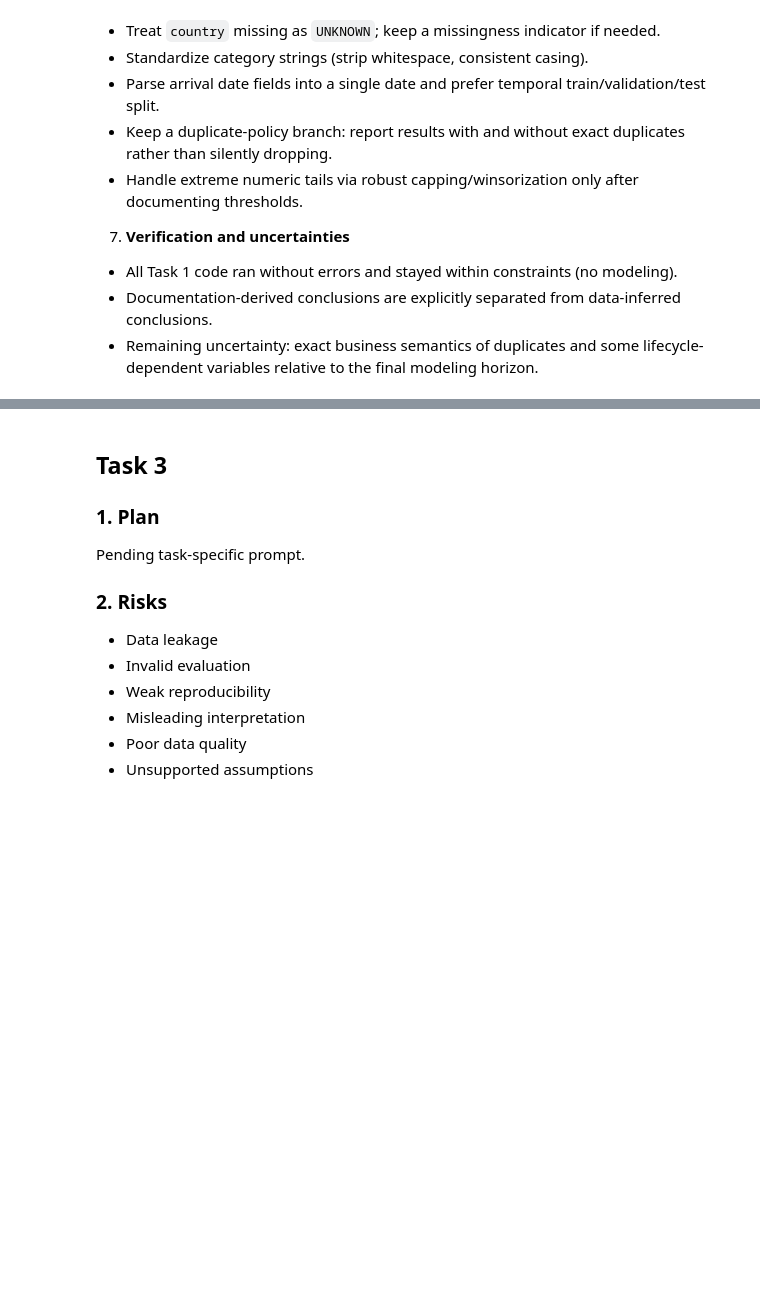
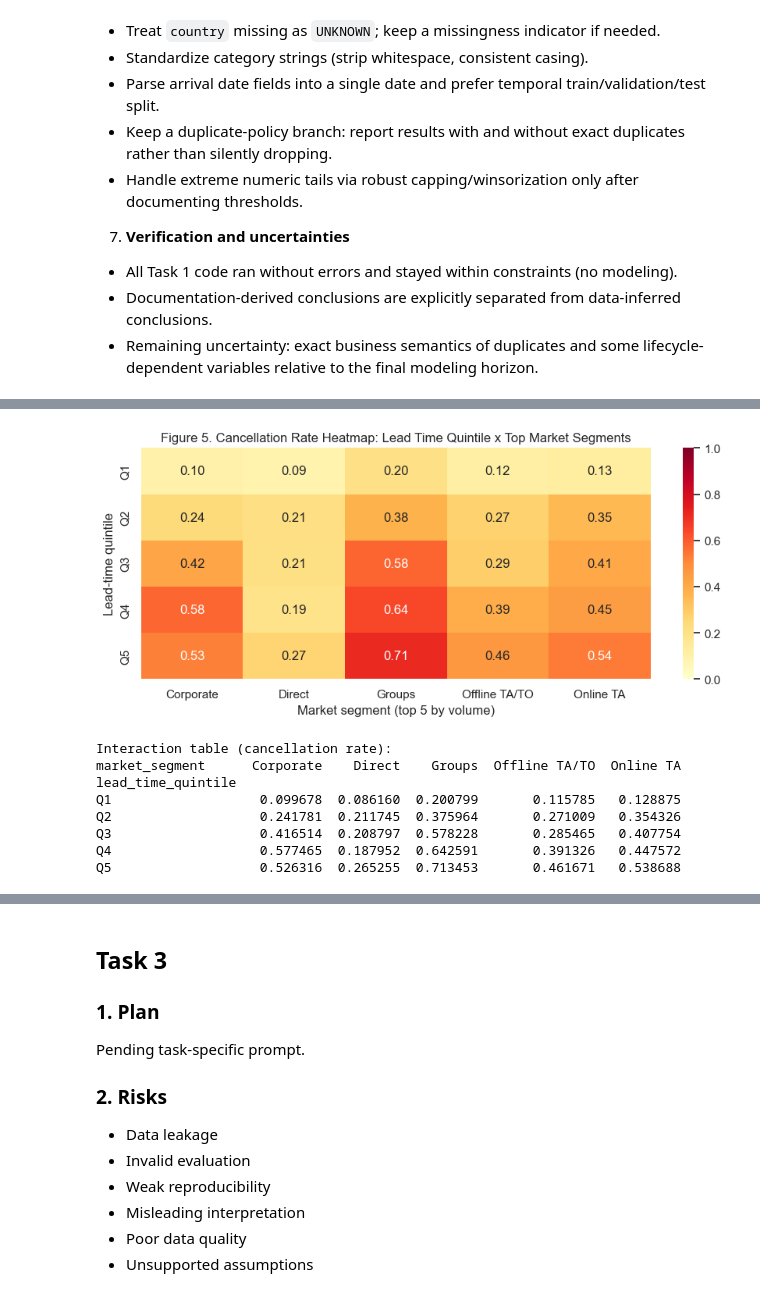
Before and after one commit to CindyLow-T/MSIN0097_GROUP, a Jupyter notebook: predictive_benchmark.ipynb, the cells around one changed output, grey strips where cells are left out. Cells and saved outputs as stored; diff of their text form; code cells hidden in the pictures; blank space fills up the shorter version.

```diff
--- a/predictive_benchmark.ipynb
+++ b/predictive_benchmark.ipynb
@@ -474,0 +717,35 @@ Pending task-specific prompt.
+# %%
+# Block D: Interaction-style pattern (lead time x market segment)
+interaction_df = eda_df.copy()
+interaction_df['lead_time_quintile'] = pd.qcut(interaction_df['lead_time'].rank(method='first'), 5, labels=['Q1', 'Q2', 'Q3', 'Q4', 'Q5'])
+
+top_segments = interaction_df['market_segment'].value_counts().head(5).index
+interaction_sub = interaction_df[interaction_df['market_segment'].isin(top_segments)].copy()
+
+heat = interaction_sub.pivot_table(
+    index='lead_time_quintile',
+    columns='market_segment',
+    values='is_canceled',
+    aggfunc='mean'
+)
+
+plt.figure(figsize=(9, 4))
+sns.heatmap(heat, annot=True, fmt='.2f', cmap='YlOrRd', vmin=0, vmax=1)
+plt.title('Figure 5. Cancellation Rate Heatmap: Lead Time Quintile x Top Market Segments')
+plt.xlabel('Market segment (top 5 by volume)')
+plt.ylabel('Lead-time quintile')
+plt.tight_layout()
+plt.show()
+
+print('Interaction table (cancellation rate):')
+print(heat)
+# %% [output]
+[figure, added]
+Interaction table (cancellation rate):
+market_segment      Corporate    Direct    Groups  Offline TA/TO  Online TA
+lead_time_quintile
+Q1                   0.099678  0.086160  0.200799       0.115785   0.128875
+Q2                   0.241781  0.211745  0.375964       0.271009   0.354326
+Q3                   0.416514  0.208797  0.578228       0.285465   0.407754
+Q4                   0.577465  0.187952  0.642591       0.391326   0.447572
+Q5                   0.526316  0.265255  0.713453       0.461671   0.538688
```
Also changed, not shown: parts of 12 cells of this notebook.
